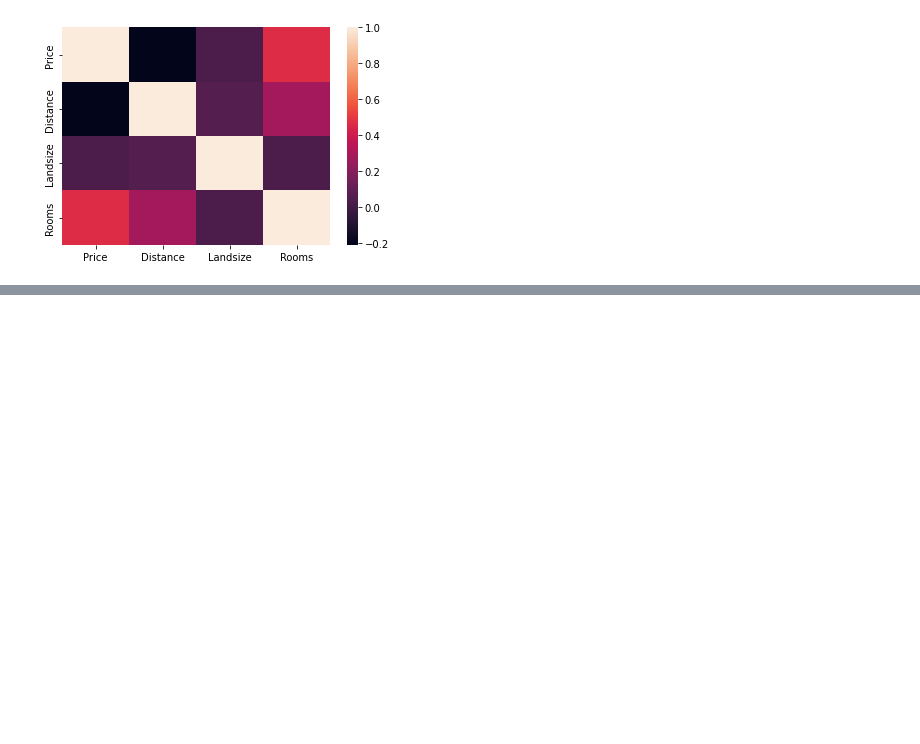
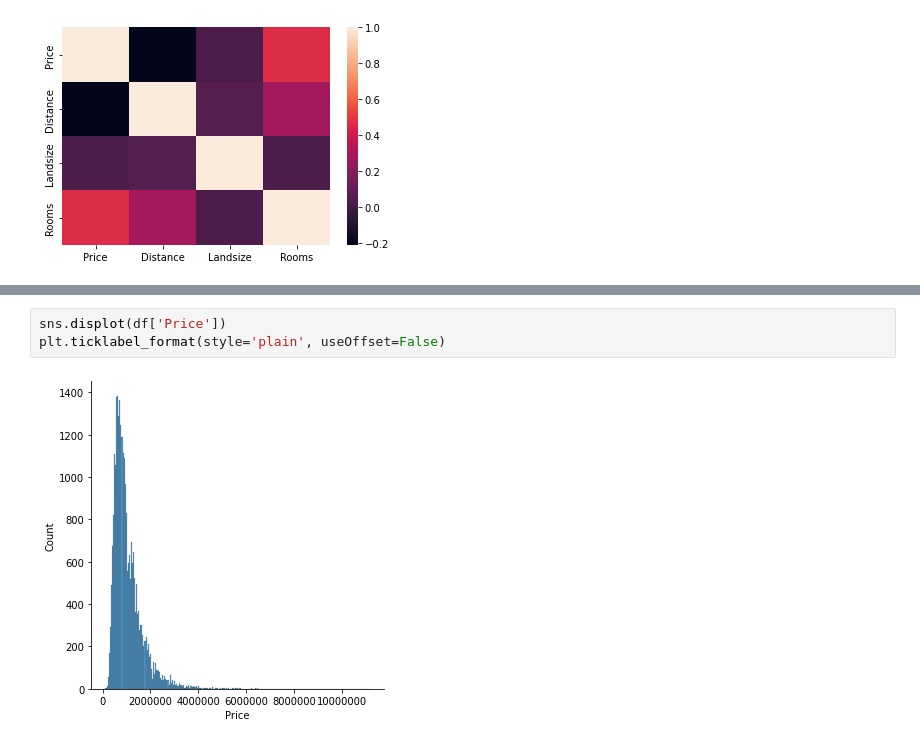
Before and after one commit to slothpunch/Uni, a Jupyter notebook: ICT Business Analytics/melbourne-housing-price-eda.ipynb, the cells around one changed output, grey strips where cells are left out. Drawn from its saved outputs; the diff is of its cells as text; blank space fills up the shorter version.

```diff
--- a/ICT Business Analytics/melbourne-housing-price-eda.ipynb
+++ b/ICT Business Analytics/melbourne-housing-price-eda.ipynb
@@ -318,0 +521,5 @@ Rooms     0.465238  0.284298  0.034255  1.000000
+# %%
+sns.displot(df['Price'])
+plt.ticklabel_format(style='plain', useOffset=False)
+# %% [output]
+[figure, added]
```
Also changed, not shown: parts of 25 cells of this notebook.
